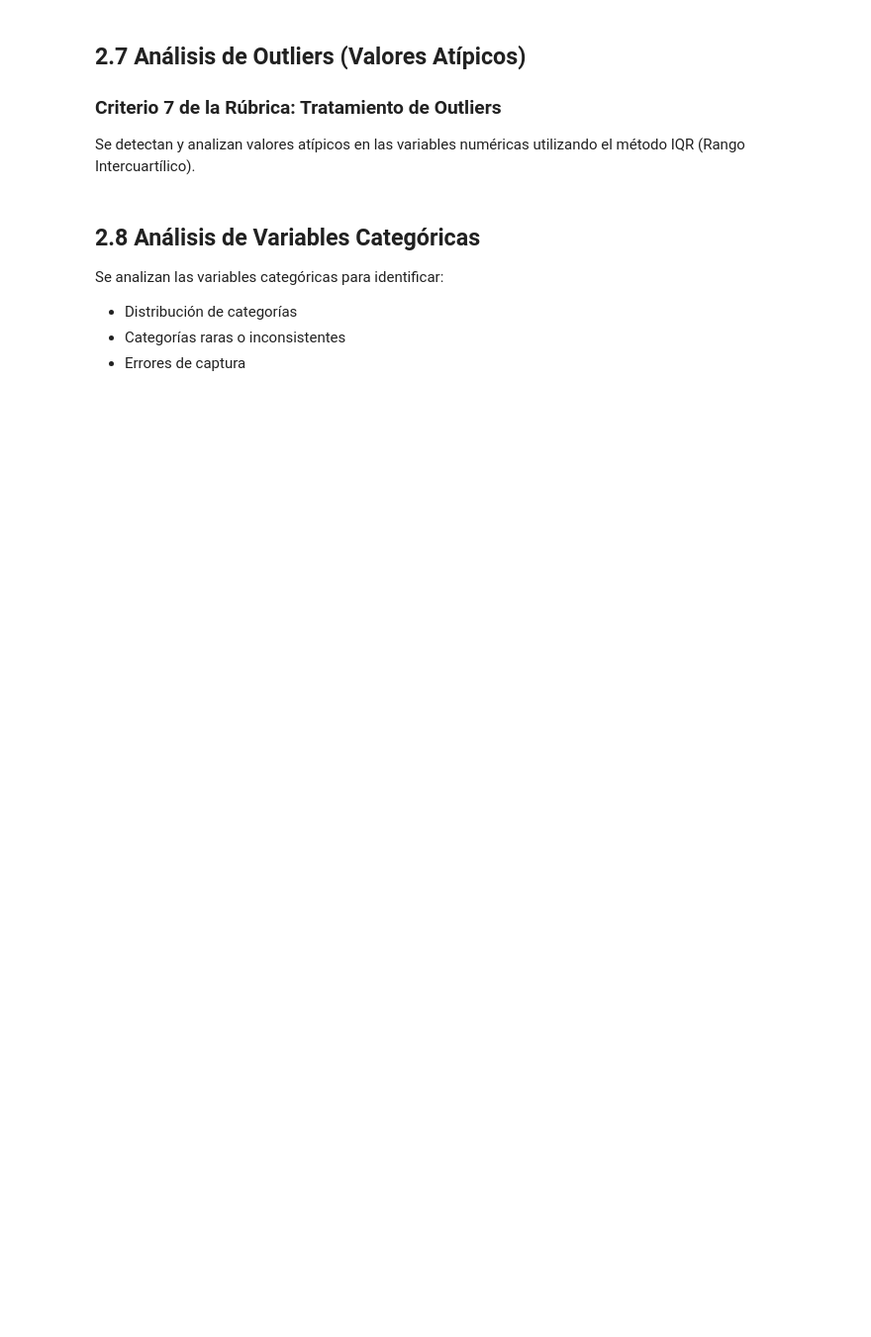
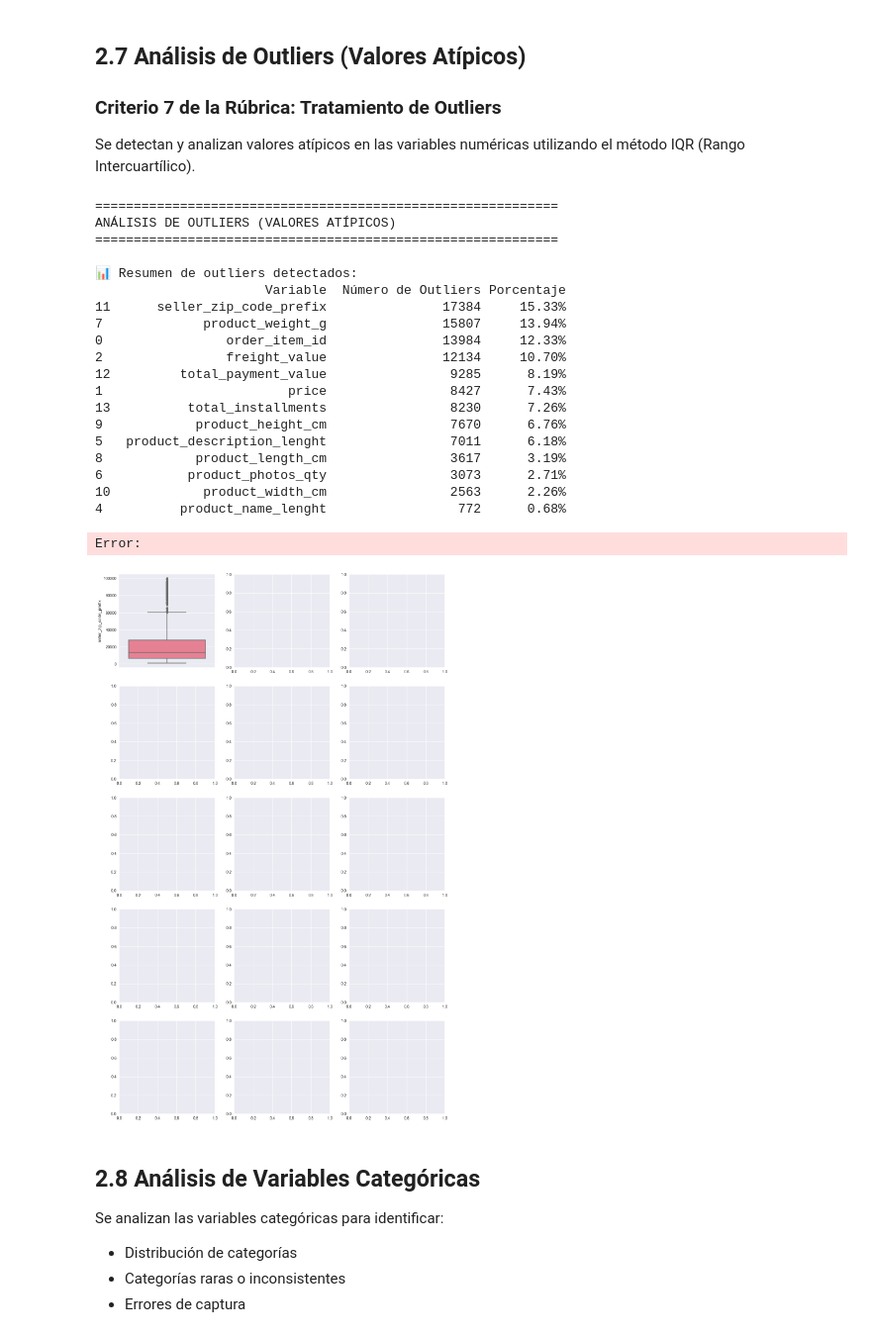
Before and after one commit to AntonioMcs/MLY0100-Parcial-1, a Jupyter notebook: notebooks/01_EDA_Preprocesamiento_Brazilian_Ecommerce.ipynb, the cells around one changed output. Shown at 99% size. Drawn from its saved outputs; the diff is of its cells as text; code cells hidden in the pictures; blank space fills up the shorter version.

```diff
--- a/notebooks/01_EDA_Preprocesamiento_Brazilian_Ecommerce.ipynb
+++ b/notebooks/01_EDA_Preprocesamiento_Brazilian_Ecommerce.ipynb
@@ -441,36 +569,60 @@ if 'df' in locals() and not df.empty:
         print("\n📊 Resumen de outliers detectados:")
         print(outliers_df)
 
         # Visualización con boxplots
         if len(outliers_df) > 0:
             n_cols = min(3, len(outliers_df))
             n_rows = (len(outliers_df) + n_cols - 1) // n_cols
 
             fig, axes = plt.subplots(n_rows, n_cols, figsize=(15, 5*n_rows))
             axes = axes.flatten() if n_rows > 1 else [axes] if n_cols == 1 else axes
 
-            for idx, row in enumerate(outliers_df.head(n_rows*n_cols).itertuples()):
+            for idx, (_, row) in enumerate(outliers_df.head(n_rows*n_cols).iterrows()):
                 if idx < len(axes):
-                    sns.boxplot(y=df[row.Variable], ax=axes[idx])
-                    axes[idx].set_title(f'Boxplot de {row.Variable}\n({row.Número_de_Outliers} outliers)')
+                    var_name = row['Variable']
+                    n_outliers = row['Número de Outliers']
+                    sns.boxplot(y=df[var_name], ax=axes[idx])
+                    axes[idx].set_title(f'Boxplot de {var_name}\n({n_outliers} outliers)')
 
             # Ocultar ejes vacíos
             for idx in range(len(outliers_df), len(axes)):
                 if idx < len(axes):
                     axes[idx].set_visible(False)
 
             plt.tight_layout()
             plt.savefig('../data/08_reporting/analisis_outliers.png', dpi=150, bbox_inches='tight')
             plt.show()
 
             print("\n💡 Estrategia de tratamiento:")
             print("  - Outliers < 1%: Mantener (pueden ser valores legítimos)")
             print("  - Outliers 1-5%: Analizar contexto antes de decidir")
             print("  - Outliers > 5%: Considerar capping o eliminación")
     else:
         print("⚠ No se encontraron columnas numéricas")
 else:
     print("⚠ Dataset no disponible")
+# %% [output]
+============================================================
+ANÁLISIS DE OUTLIERS (VALORES ATÍPICOS)
+============================================================
+
+📊 Resumen de outliers detectados:
+                      Variable  Número de Outliers Porcentaje
+11      seller_zip_code_prefix               17384     15.33%
+7             product_weight_g               15807     13.94%
+0                order_item_id               13984     12.33%
+2                freight_value               12134     10.70%
+12         total_payment_value                9285      8.19%
+1                        price                8427      7.43%
+13          total_installments                8230      7.26%
+9            product_height_cm                7670      6.76%
+5   product_description_lenght                7011      6.18%
+8            product_length_cm                3617      3.19%
+6           product_photos_qty                3073      2.71%
+10            product_width_cm                2563      2.26%
+4          product_name_lenght                 772      0.68%
+Error:
+[figure, added]
 # %% [markdown]
 ## 2.8 Análisis de Variables Categóricas
 
```
Also changed, not shown: parts of 14 cells of this notebook, 5 other files.
